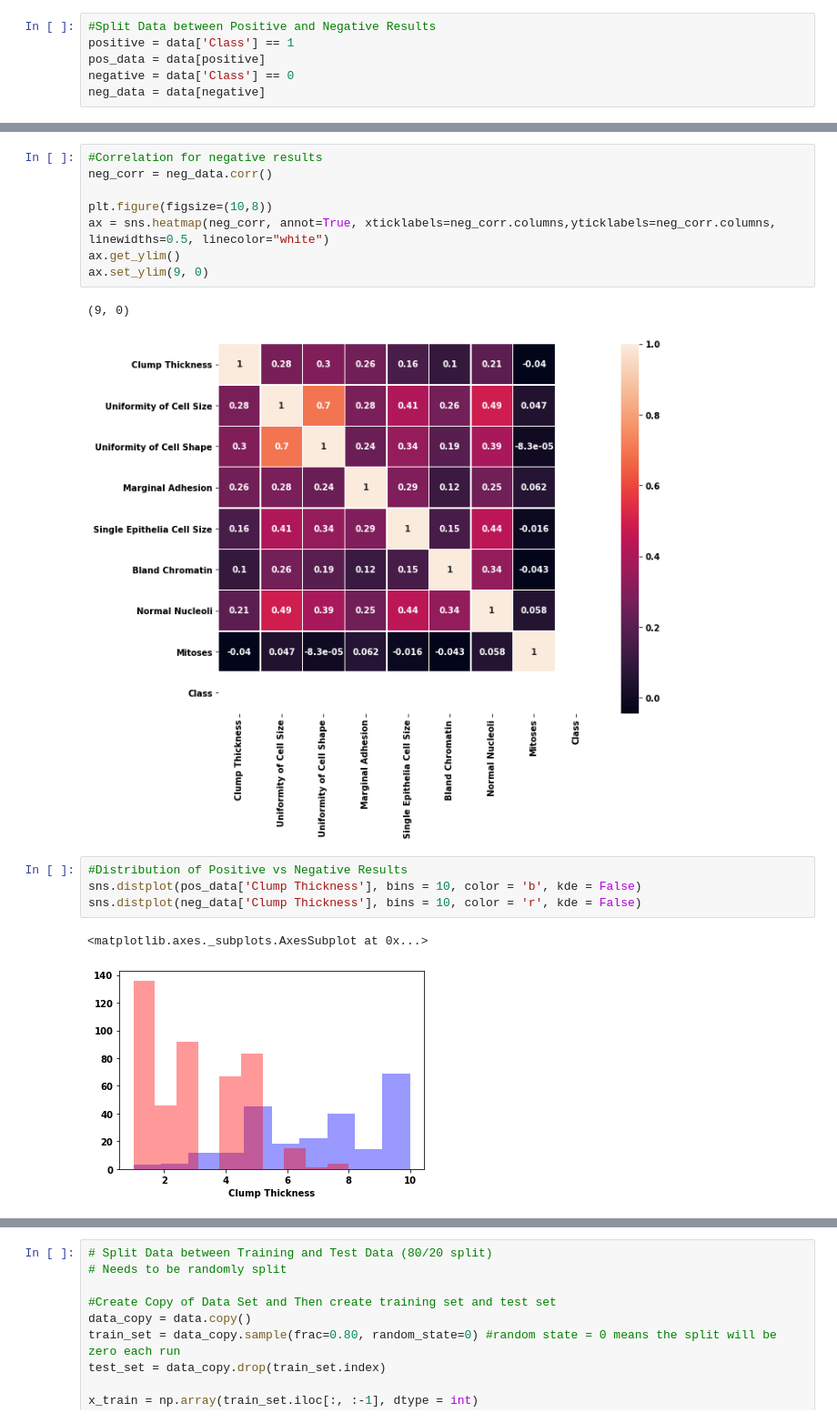
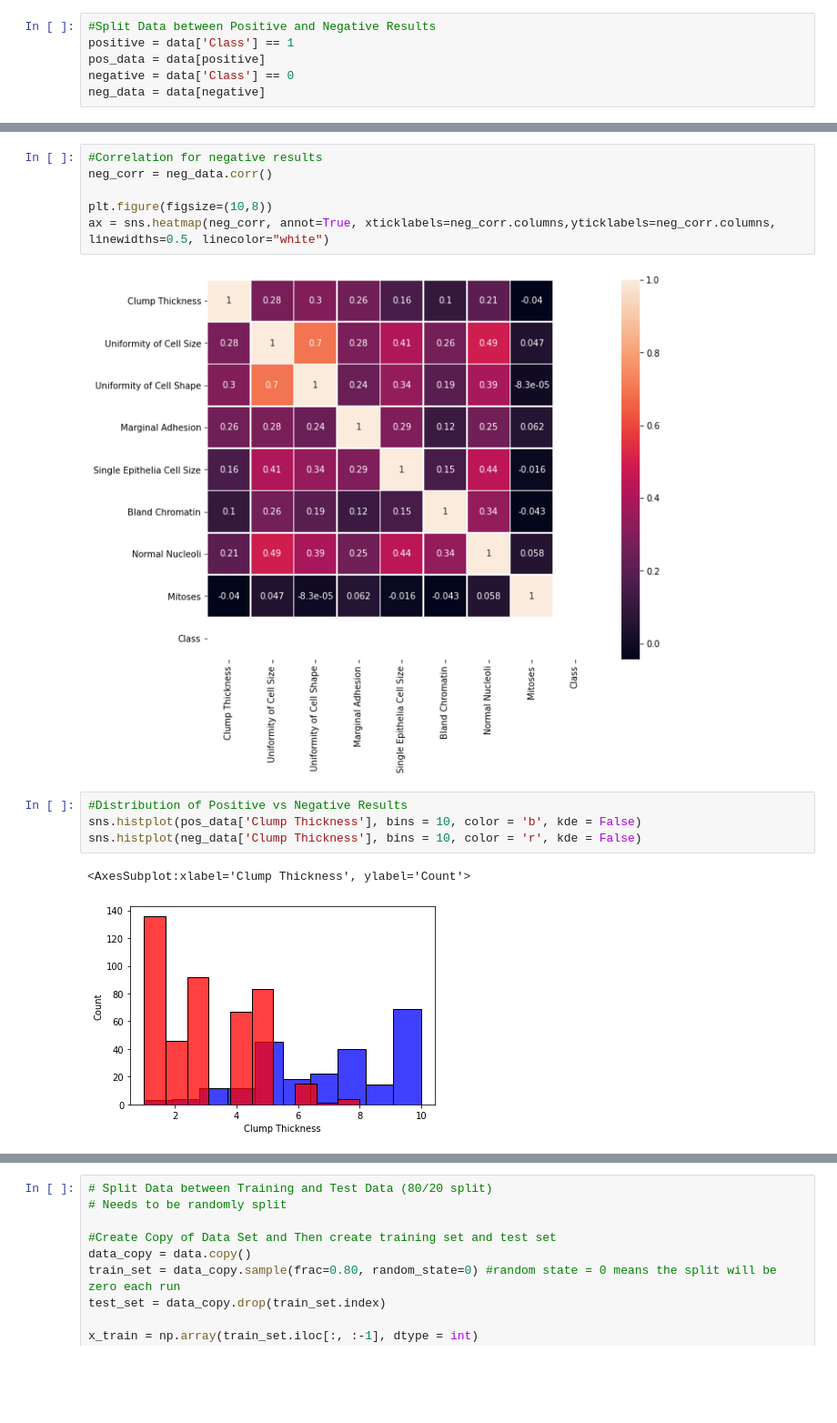
Before and after one commit to pbrebner/binary-classification-from-scratch, a Jupyter notebook: Task 1/DataSetAnalysis_BreastCancerDiagnosis.ipynb, the cells around one changed output, grey strips where cells are left out. Shown at 91% size. Saved outputs shown, nothing was run; the diff lists cells and outputs as text; blank space fills up the shorter version.

```diff
--- a/Task 1/DataSetAnalysis_BreastCancerDiagnosis.ipynb
+++ b/Task 1/DataSetAnalysis_BreastCancerDiagnosis.ipynb
@@ -207,16 +205,13 @@ neg_corr = neg_data.corr()
 
 plt.figure(figsize=(10,8))
 ax = sns.heatmap(neg_corr, annot=True, xticklabels=neg_corr.columns,yticklabels=neg_corr.columns, linewidths=0.5, linecolor="white")
-ax.get_ylim()
-ax.set_ylim(9, 0)
 # %% [output]
-(9, 0)
-[figure, old version]
+[figure, new version]
 # %%
 #Distribution of Positive vs Negative Results
-sns.distplot(pos_data['Clump Thickness'], bins = 10, color = 'b', kde = False)
-sns.distplot(neg_data['Clump Thickness'], bins = 10, color = 'r', kde = False)
+sns.histplot(pos_data['Clump Thickness'], bins = 10, color = 'b', kde = False)
+sns.histplot(neg_data['Clump Thickness'], bins = 10, color = 'r', kde = False)
 # %% [output]
-<matplotlib.axes._subplots.AxesSubplot at 0x...>
+<AxesSubplot:xlabel='Clump Thickness', ylabel='Count'>
-[figure, old version]
+[figure, new version]
 # %%
```
Also changed, not shown: parts of 24 cells of this notebook.
